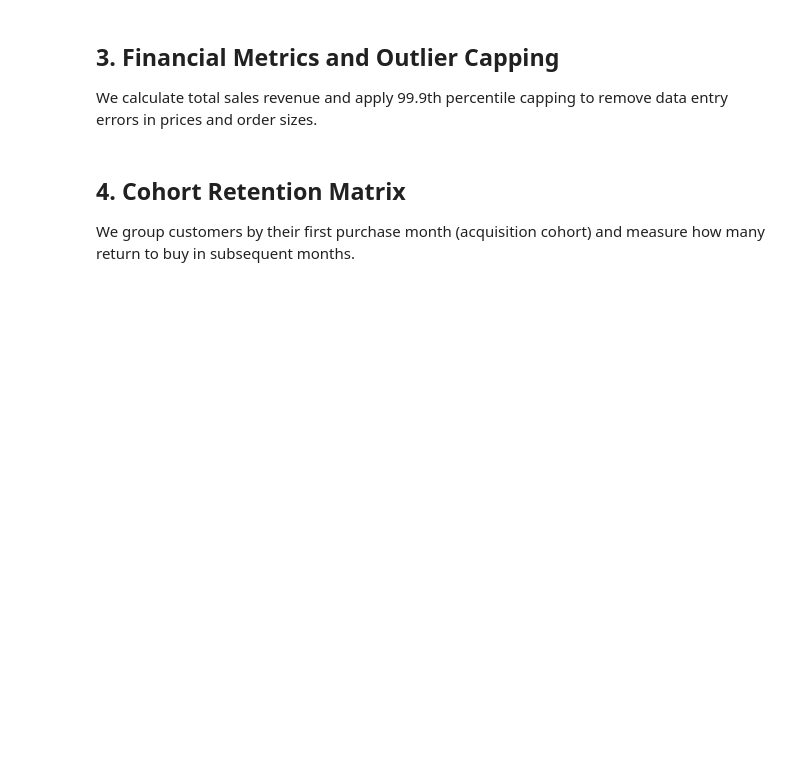
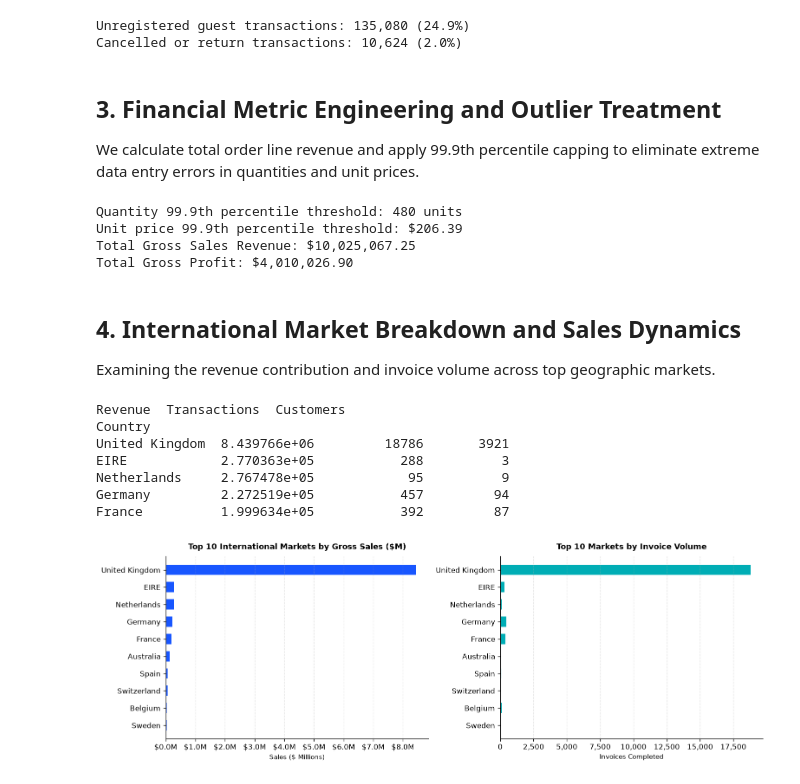
Before and after one commit to haydermuhib/02_user_cohort_rfm_analytics, a Jupyter notebook: notebooks/01_cohort_retention_and_rfm_eda.ipynb, the cells around one changed output. Cells and saved outputs as stored; diff of their text form; code cells hidden in the pictures; blank space fills up the shorter version.

Commit message:
Standardize project: migrate to Pixi, refactor charts to Matplotlib OO, and fix customer aggregation

```diff
--- a/notebooks/01_cohort_retention_and_rfm_eda.ipynb
+++ b/notebooks/01_cohort_retention_and_rfm_eda.ipynb
@@ -24,37 +40,84 @@ The dataset contains guest transactions without a customer identifier. It also r
 # %%
-# Parse invoice timestamps
 df = df_raw.copy()
 df['InvoiceDate'] = pd.to_datetime(df['InvoiceDate'])
 
-# Flag cancellations and return orders
+# Cancellation indicator
 df['IsCancelled'] = df['InvoiceNo'].astype(str).str.startswith('C') | (df['Quantity'] < 0)
-print(f"Cancelled transaction records: {df['IsCancelled'].sum():,}")
 
-# Assign Guest label to missing customer identifiers
+# Customer ID imputations
 missing_cust = df['CustomerID'].isna().sum()
-print(f"Missing customer identifier rows: {missing_cust:,}")
+print(f"Unregistered guest transactions: {missing_cust:,} ({missing_cust/len(df)*100:.1f}%)")
+print(f"Cancelled or return transactions: {df['IsCancelled'].sum():,} ({df['IsCancelled'].sum()/len(df)*100:.1f}%)")
 
 df['CustomerID'] = df['CustomerID'].fillna(-1).astype(int).astype(str)
 df['CustomerID'] = df['CustomerID'].replace('-1', 'Guest')
 df['Description'] = df['Description'].fillna('Unknown Product').str.strip()
+# %% [output]
+Unregistered guest transactions: 135,080 (24.9%)
+Cancelled or return transactions: 10,624 (2.0%)
 # %% [markdown]
-## 3. Financial Metrics and Outlier Capping
-We calculate total sales revenue and apply 99.9th percentile capping to remove data entry errors in prices and order sizes.
+## 3. Financial Metric Engineering and Outlier Treatment
+We calculate total order line revenue and apply 99.9th percentile capping to eliminate extreme data entry errors in quantities and unit prices.
 # %%
-# Determine 99.9th percentile thresholds on positive transactions
 q_limit = df[df['Quantity'] > 0]['Quantity'].quantile(0.999)
 p_limit = df[df['UnitPrice'] > 0]['UnitPrice'].quantile(0.999)
-print(f"Quantity threshold (99.9th percentile): {q_limit:.0f} units")
-print(f"Unit price threshold (99.9th percentile): ${p_limit:.2f}")
+print(f"Quantity 99.9th percentile threshold: {q_limit:.0f} units")
+print(f"Unit price 99.9th percentile threshold: ${p_limit:.2f}")
 
-# Clip extreme outliers
 df['Quantity'] = np.clip(df['Quantity'], -q_limit, q_limit)
 df['UnitPrice'] = np.clip(df['UnitPrice'], 0, p_limit)
 
-# Calculate revenue metrics
 df['TotalSales'] = df['Quantity'] * df['UnitPrice']
 df['COGS'] = df['Quantity'] * (df['UnitPrice'] * 0.60)
 df['Profit'] = df['TotalSales'] - df['COGS']
+
+valid_df = df[~df['IsCancelled']]
+print(f"Total Gross Sales Revenue: ${valid_df['TotalSales'].sum():,.2f}")
+print(f"Total Gross Profit: ${valid_df['Profit'].sum():,.2f}")
+# %% [output]
+Quantity 99.9th percentile threshold: 480 units
+Unit price 99.9th percentile threshold: $206.39
+Total Gross Sales Revenue: $10,025,067.25
+Total Gross Profit: $4,010,026.90
-# %% [markdown]
-## 4. Cohort Retention Matrix
-We group customers by their first purchase month (acquisition cohort) and measure how many return to buy in subsequent months.
+# %% [markdown]
+## 4. International Market Breakdown and Sales Dynamics
+Examining the revenue contribution and invoice volume across top geographic markets.
+# %%
+country_perf = valid_df.groupby('Country').agg(
+    Revenue=('TotalSales', 'sum'),
+    Transactions=('InvoiceNo', 'nunique'),
+    Customers=('CustomerID', lambda x: x[x != 'Guest'].nunique())
+).sort_values('Revenue', ascending=False).head(10)
+
+fig, (ax1, ax2) = plt.subplots(1, 2, figsize=(13, 4.5))
+fig.patch.set_facecolor('#FFFFFF')
+
+# Revenue plot
+ax1.barh(country_perf.index[::-1], country_perf['Revenue'][::-1] / 1e6, color='#1856FF', height=0.6)
+ax1.set_title('Top 10 International Markets by Gross Sales ($M)', fontsize=11, fontweight='bold', pad=10)
+ax1.set_xlabel('Sales ($ Millions)', fontsize=9)
+ax1.xaxis.set_major_formatter(ticker.StrMethodFormatter('${x:.1f}M'))
+ax1.grid(True, linestyle='--', alpha=0.3, axis='x')
+ax1.spines['top'].set_visible(False)
+ax1.spines['right'].set_visible(False)
+
+# Transaction Count plot
+ax2.barh(country_perf.index[::-1], country_perf['Transactions'][::-1], color='#00ADB5', height=0.6)
+ax2.set_title('Top 10 Markets by Invoice Volume', fontsize=11, fontweight='bold', pad=10)
+ax2.set_xlabel('Invoices Completed', fontsize=9)
+ax2.xaxis.set_major_formatter(ticker.StrMethodFormatter('{x:,.0f}'))
+ax2.grid(True, linestyle='--', alpha=0.3, axis='x')
+ax2.spines['top'].set_visible(False)
+ax2.spines['right'].set_visible(False)
+
+plt.tight_layout()
+plt.show()
+# %% [output]
+Revenue  Transactions  Customers
+Country
+United Kingdom  8.439766e+06         18786       3921
+EIRE            2.770363e+05           288          3
+Netherlands     2.767478e+05            95          9
+Germany         2.272519e+05           457         94
+France          1.999634e+05           392         87
+[figure, added]
```
Also changed, not shown: parts of 18 cells of this notebook, 13 other files.
